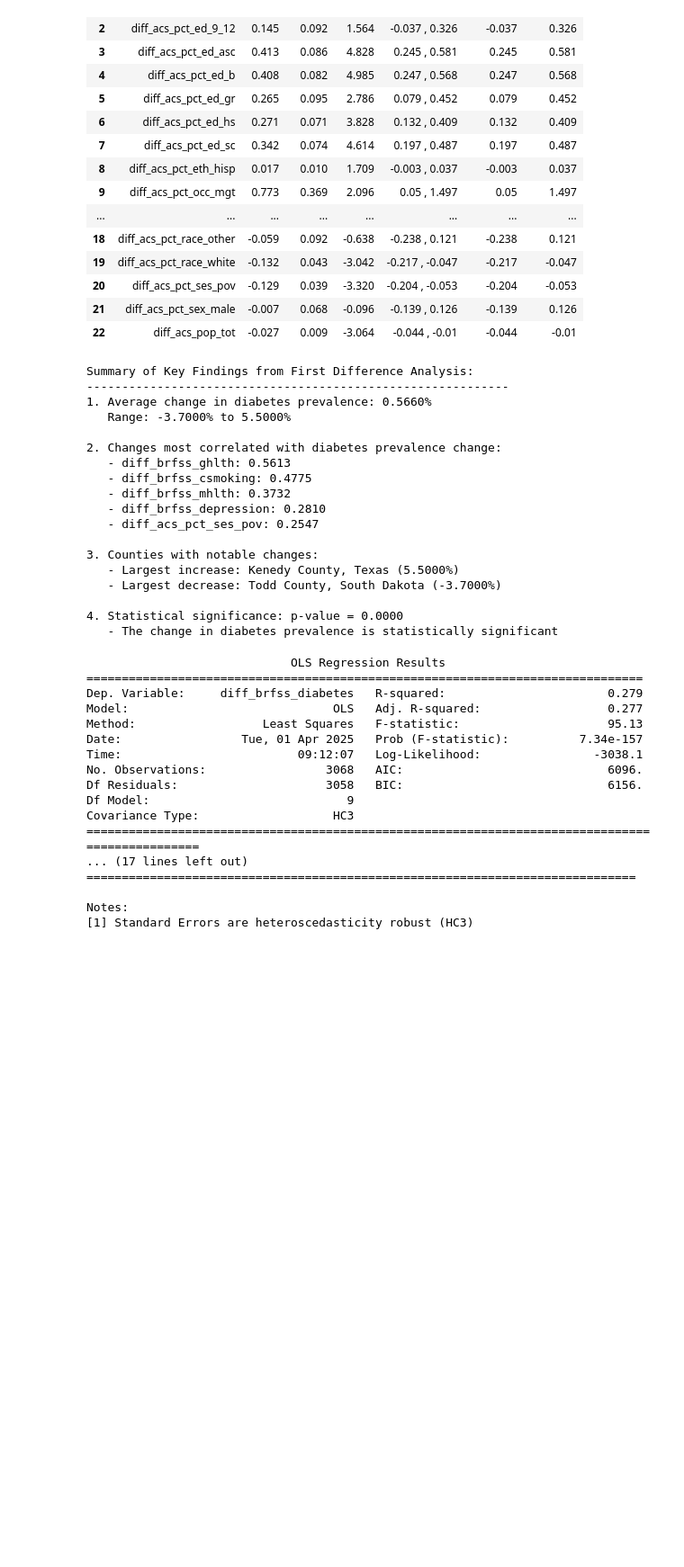
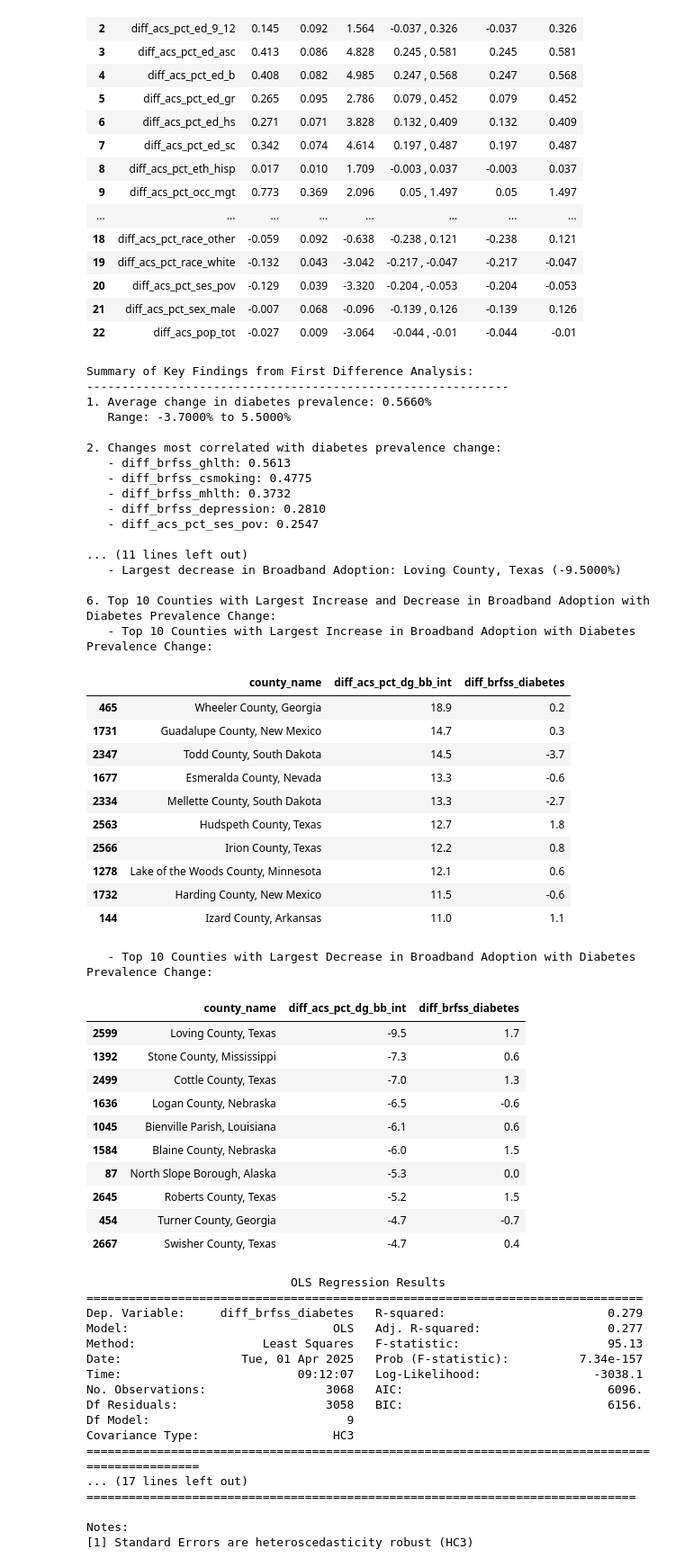
Before and after one commit to mfarme/internet_diabetes, a Jupyter notebook: 03_code/03.02_analysis/first_difference_analysis.ipynb, the cells around one changed output. Shown at 90% size. Cells and saved outputs as stored; diff of their text form; code cells hidden in the pictures; blank space fills up the shorter version.

Commit message:
Update first_difference_analysis.ipynb to include detailed analysis of regional changes in broadband adoption and diabetes prevalence. Added statistical significance checks, top counties for increases and decreases in broadband adoption, and formatted output tables for better readability.

```diff
--- a/03_code/03.02_analysis/first_difference_analysis.ipynb
+++ b/03_code/03.02_analysis/first_difference_analysis.ipynb
@@ -377,38 +377,81 @@ print(f"   Range: {diff_df[diabetes_diff_col].min():.4f}% to {diff_df[diabetes_d
 # 2. Most correlated changes
 print("\n2. Changes most correlated with diabetes prevalence change:")
 for var, corr in diabetes_corr.iloc[1:6].items():
     print(f"   - {var}: {corr:.4f}")
 
 # 3. Key regional patterns
 print("\n3. Counties with notable changes:")
 print(f"   - Largest increase: {top_increase.iloc[0]['county_name']} ({top_increase.iloc[0][diabetes_diff_col]:.4f}%)")
 print(f"   - Largest decrease: {top_decrease.iloc[0]['county_name']} ({top_decrease.iloc[0][diabetes_diff_col]:.4f}%)")
 
 # 4. Statistical significance
 print(f"\n4. Statistical significance: p-value = {p_value:.4f}")
 if p_value < 0.05:
     print("   - The change in diabetes prevalence is statistically significant")
 else:
     print("   - The change in diabetes prevalence is not statistically significant")
+
+# 5. Regional Changes in Broadband Adoption and Diabetes Prevalence
+top_increase_bb = diff_df.sort_values(by='diff_acs_pct_dg_bb_int', ascending=False)[['county_name', 'diff_acs_pct_dg_bb_int', 'diff_brfss_diabetes']].head(10)
+top_decrease_bb = diff_df.sort_values(by='diff_acs_pct_dg_bb_int', ascending=True)[['county_name', 'diff_acs_pct_dg_bb_int', 'diff_brfss_diabetes']].head(10)
+
+print("\n5. Regional Changes in Broadband Adoption and Diabetes Prevalence:")
+print(f"   - Average change in Broadband Adoption: {diff_df['diff_acs_pct_dg_bb_int'].mean():.4f}%")
+print(f"   - Average change in Diabetes Prevalence: {diff_df['diff_brfss_diabetes'].mean():.4f}%")
+print(f"   - Largest increase in Broadband Adoption: {top_increase_bb.iloc[0]['county_name']} ({top_increase_bb.iloc[0]['diff_acs_pct_dg_bb_int']: .4f}%)")
+print(f"   - Largest decrease in Broadband Adoption: {top_decrease_bb.iloc[0]['county_name']} ({top_decrease_bb.iloc[0]['diff_acs_pct_dg_bb_int']: .4f}%)")
+
+
+# top 10 counties with largest increase and decrease in broadband adoption with diabetes prevalence change
+top_increase_bb_diabetes = diff_df.sort_values(by='diff_acs_pct_dg_bb_int', ascending=False)[['county_name', 'diff_acs_pct_dg_bb_int', 'diff_brfss_diabetes']].head(10)
+top_decrease_bb_diabetes = diff_df.sort_values(by='diff_acs_pct_dg_bb_int', ascending=True)[['county_name', 'diff_acs_pct_dg_bb_int', 'diff_brfss_diabetes']].head(10)
+
+print("\n6. Top 10 Counties with Largest Increase and Decrease in Broadband Adoption with Diabetes Prevalence Change:")
+print(f"   - Top 10 Counties with Largest Increase in Broadband Adoption with Diabetes Prevalence Change:")
+display(top_increase_bb_diabetes)
+print(f"   - Top 10 Counties with Largest Decrease in Broadband Adoption with Diabetes Prevalence Change:")
+display(top_decrease_bb_diabetes)
 # %% [output]
 Summary of Key Findings from First Difference Analysis:
 ------------------------------------------------------------
 1. Average change in diabetes prevalence: 0.5660%
    Range: -3.7000% to 5.5000%
 
 2. Changes most correlated with diabetes prevalence change:
    - diff_brfss_ghlth: 0.5613
    - diff_brfss_csmoking: 0.4775
    - diff_brfss_mhlth: 0.3732
    - diff_brfss_depression: 0.2810
    - diff_acs_pct_ses_pov: 0.2547
 
-3. Counties with notable changes:
-   - Largest increase: Kenedy County, Texas (5.5000%)
-   - Largest decrease: Todd County, South Dakota (-3.7000%)
+... (11 lines left out)
+   - Largest decrease in Broadband Adoption: Loving County, Texas (-9.5000%)
 
-4. Statistical significance: p-value = 0.0000
-   - The change in diabetes prevalence is statistically significant
+6. Top 10 Counties with Largest Increase and Decrease in Broadband Adoption with Diabetes Prevalence Change:
+   - Top 10 Counties with Largest Increase in Broadband Adoption with Diabetes Prevalence Change:
+|  | county_name | diff_acs_pct_dg_bb_int | diff_brfss_diabetes |
+| 465 | Wheeler County, Georgia | 18.9 | 0.2 |
+| 1731 | Guadalupe County, New Mexico | 14.7 | 0.3 |
+| 2347 | Todd County, South Dakota | 14.5 | -3.7 |
+| 1677 | Esmeralda County, Nevada | 13.3 | -0.6 |
+| 2334 | Mellette County, South Dakota | 13.3 | -2.7 |
+| 2563 | Hudspeth County, Texas | 12.7 | 1.8 |
+| 2566 | Irion County, Texas | 12.2 | 0.8 |
+| 1278 | Lake of the Woods County, Minnesota | 12.1 | 0.6 |
+| 1732 | Harding County, New Mexico | 11.5 | -0.6 |
+| 144 | Izard County, Arkansas | 11.0 | 1.1 |
+   - Top 10 Counties with Largest Decrease in Broadband Adoption with Diabetes Prevalence Change:
+|  | county_name | diff_acs_pct_dg_bb_int | diff_brfss_diabetes |
+| 2599 | Loving County, Texas | -9.5 | 1.7 |
+| 1392 | Stone County, Mississippi | -7.3 | 0.6 |
+| 2499 | Cottle County, Texas | -7.0 | 1.3 |
+| 1636 | Logan County, Nebraska | -6.5 | -0.6 |
+| 1045 | Bienville Parish, Louisiana | -6.1 | 0.6 |
+| 1584 | Blaine County, Nebraska | -6.0 | 1.5 |
+| 87 | North Slope Borough, Alaska | -5.3 | 0.0 |
+| 2645 | Roberts County, Texas | -5.2 | 1.5 |
+| 454 | Turner County, Georgia | -4.7 | -0.7 |
+| 2667 | Swisher County, Texas | -4.7 | 0.4 |
 # %%
 # Add constant
 X = sm.add_constant(df[intermediate])
```
